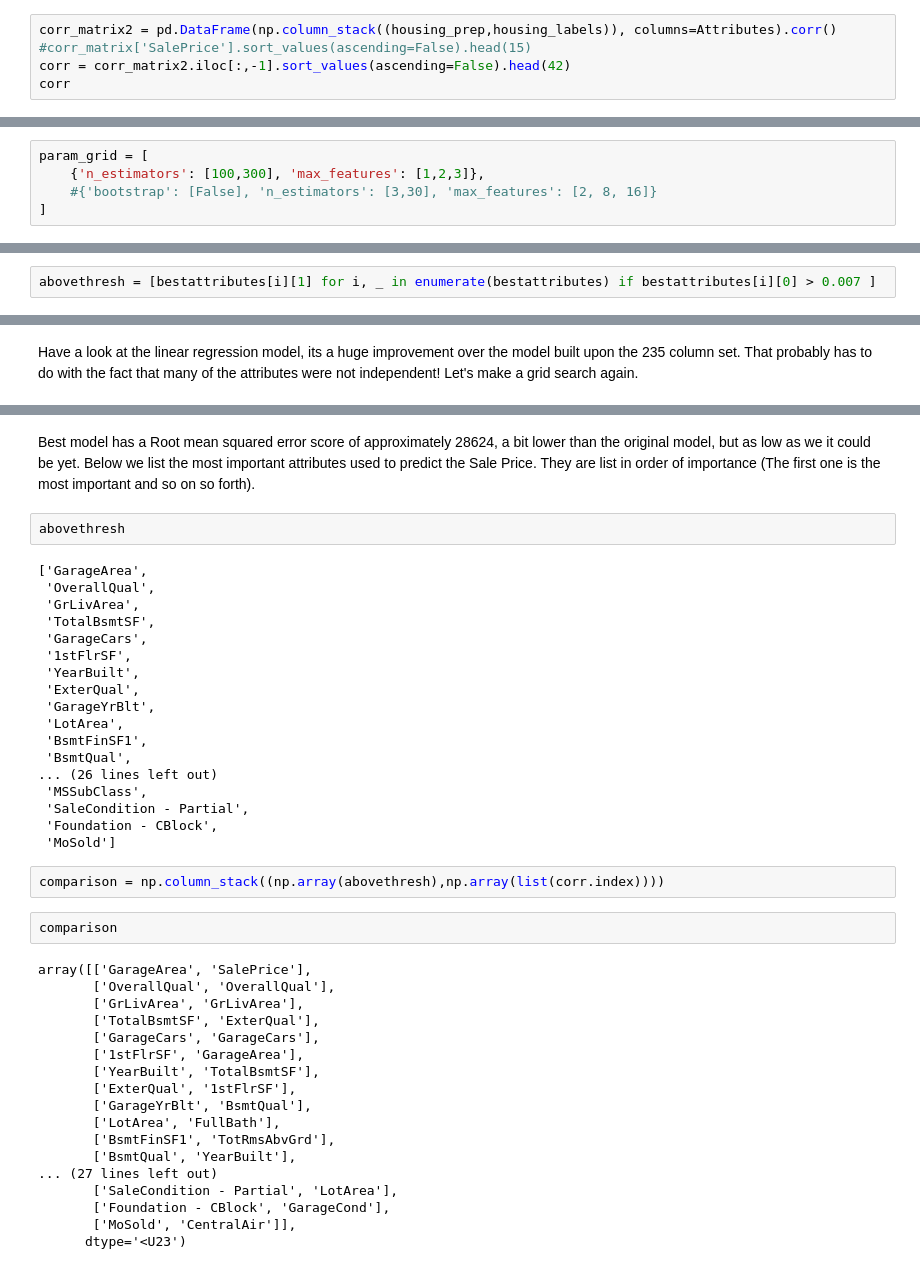
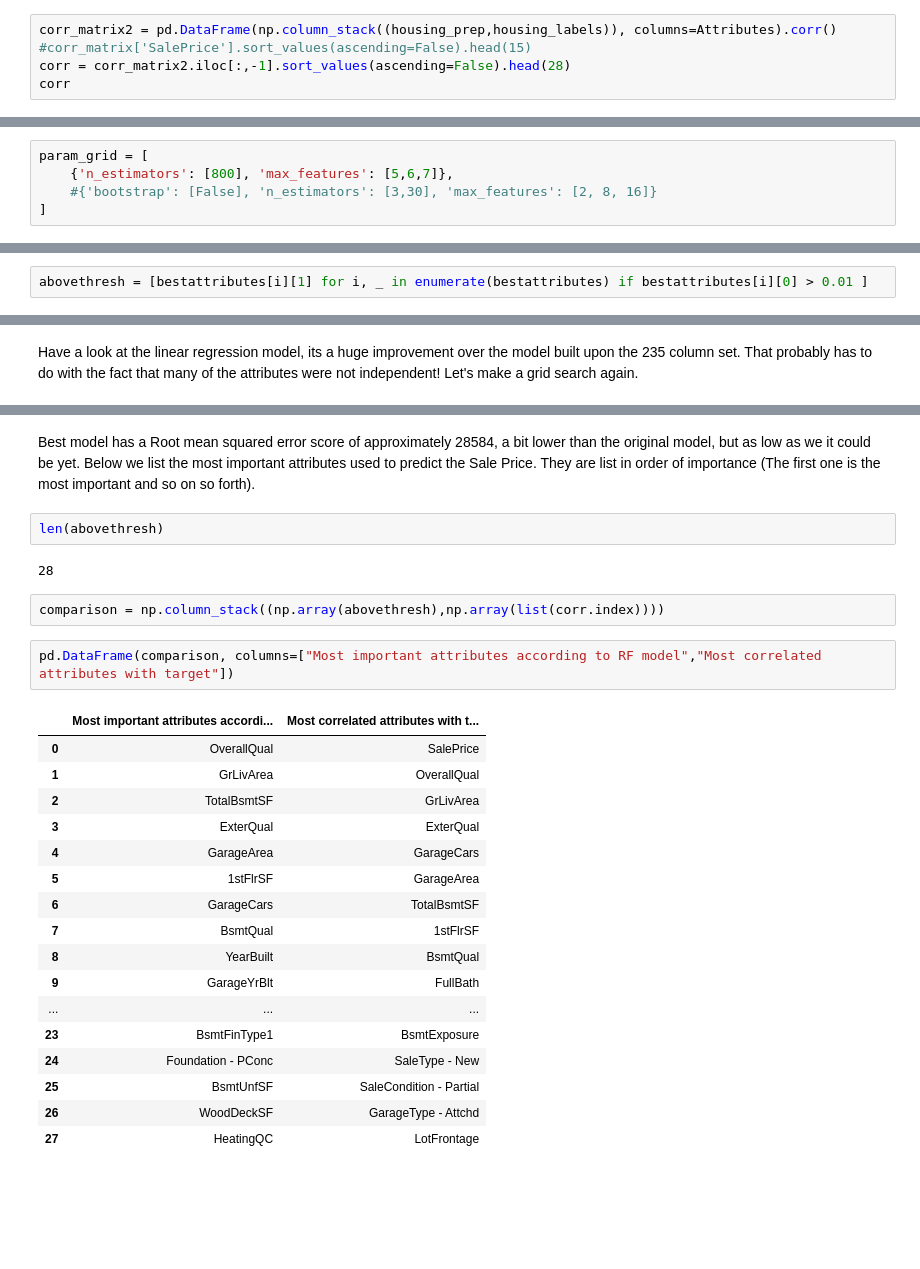
Before and after one commit to CaioMar/DataScience, a Jupyter notebook: 20180129 HousePrices/4 - Analises/Exploring dataset.ipynb, the cells around one changed output, grey strips where cells are left out. Drawn from its saved outputs; the diff is of its cells as text; blank space fills up the shorter version.

```diff
--- a/20180129 HousePrices/4 - Analises/Exploring dataset.ipynb
+++ b/20180129 HousePrices/4 - Analises/Exploring dataset.ipynb
@@ -437,7 +437,7 @@ Now that we have transformed our dataset, we have only numerical attributes. Nex
 # %%
 corr_matrix2 = pd.DataFrame(np.column_stack((housing_prep,housing_labels)), columns=Attributes).corr()
 #corr_matrix['SalePrice'].sort_values(ascending=False).head(15)
-corr = corr_matrix2.iloc[:,-1].sort_values(ascending=False).head(42)
+corr = corr_matrix2.iloc[:,-1].sort_values(ascending=False).head(28)
 corr
 # %% [output]
 SalePrice                  1.000000
@@ -484,7 +484,7 @@ Let's attempt a grid search using the random forest regressor algorithm!
 from sklearn.model_selection import GridSearchCV
 # %%
 param_grid = [
-    {'n_estimators': [100,300], 'max_features': [1,2,3]},
+    {'n_estimators': [800], 'max_features': [5,6,7]},
     #{'bootstrap': [False], 'n_estimators': [3,30], 'max_features': [2, 8, 16]}
 ]
 # %%
@@ -524,7 +524,7 @@ len(bestattributes)
 # %% [markdown]
 What I'll do now to select the attributes that have a weight greater than 0.001. I'll try employing only those attributes to create the next model. Of course, I'll remove the Id attribute as well. Employing a list comprehension:
 # %%
-abovethresh = [bestattributes[i][1] for i, _ in enumerate(bestattributes) if bestattributes[i][0] > 0.007 ]
+abovethresh = [bestattributes[i][1] for i, _ in enumerate(bestattributes) if bestattributes[i][0] > 0.01 ]
 # %%
 #abovethresh.remove('Id')
 belowthresh = list(set(Attr) - set(abovethresh))
@@ -629,44 +616,28 @@ for mean_score, params in zip(cvres["mean_test_score"],cvres["params"]):
 # %% [markdown]
-Best model has a Root mean squared error score of approximately 28624, a bit lower than the original model, but as low as we it could be yet. Below we list the most important attributes used to predict the Sale Price. They are list in order of importance (The first one is the most important and so on so forth).
+Best model has a Root mean squared error score of approximately 28584, a bit lower than the original model, but as low as we it could be yet. Below we list the most important attributes used to predict the Sale Price. They are list in order of importance (The first one is the most important and so on so forth).
-# %%
-abovethresh
-# %% [output]
-['GarageArea',
- 'OverallQual',
- 'GrLivArea',
- 'TotalBsmtSF',
- 'GarageCars',
- '1stFlrSF',
- 'YearBuilt',
- 'ExterQual',
- 'GarageYrBlt',
- 'LotArea',
- 'BsmtFinSF1',
- 'BsmtQual',
-... (26 lines left out)
- 'MSSubClass',
- 'SaleCondition - Partial',
- 'Foundation - CBlock',
- 'MoSold']
+# %%
+len(abovethresh)
+# %% [output]
+28
 # %%
 comparison = np.column_stack((np.array(abovethresh),np.array(list(corr.index))))
-# %%
-comparison
-# %% [output]
-array([['GarageArea', 'SalePrice'],
-       ['OverallQual', 'OverallQual'],
-       ['GrLivArea', 'GrLivArea'],
-       ['TotalBsmtSF', 'ExterQual'],
-       ['GarageCars', 'GarageCars'],
-       ['1stFlrSF', 'GarageArea'],
-       ['YearBuilt', 'TotalBsmtSF'],
-       ['ExterQual', '1stFlrSF'],
-       ['GarageYrBlt', 'BsmtQual'],
-       ['LotArea', 'FullBath'],
-       ['BsmtFinSF1', 'TotRmsAbvGrd'],
-       ['BsmtQual', 'YearBuilt'],
-... (27 lines left out)
-       ['SaleCondition - Partial', 'LotArea'],
-       ['Foundation - CBlock', 'GarageCond'],
-       ['MoSold', 'CentralAir']],
-      dtype='<U23')
+# %%
+pd.DataFrame(comparison, columns=["Most important attributes according to RF model","Most correlated attributes with target"])
+# %% [output]
+|  | Most important attributes accordi... | Most correlated attributes with t... |
+| 0 | OverallQual | SalePrice |
+| 1 | GrLivArea | OverallQual |
+| 2 | TotalBsmtSF | GrLivArea |
+| 3 | ExterQual | ExterQual |
+| 4 | GarageArea | GarageCars |
+| 5 | 1stFlrSF | GarageArea |
+| 6 | GarageCars | TotalBsmtSF |
+| 7 | BsmtQual | 1stFlrSF |
+| 8 | YearBuilt | BsmtQual |
+| 9 | GarageYrBlt | FullBath |
+| ... | ... | ... |
+| 23 | BsmtFinType1 | BsmtExposure |
+| 24 | Foundation - PConc | SaleType - New |
+| 25 | BsmtUnfSF | SaleCondition - Partial |
+| 26 | WoodDeckSF | GarageType - Attchd |
+| 27 | HeatingQC | LotFrontage |
```
Also changed, not shown: parts of 11 cells of this notebook.
